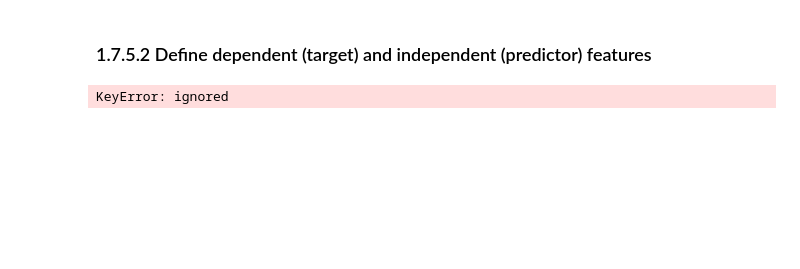
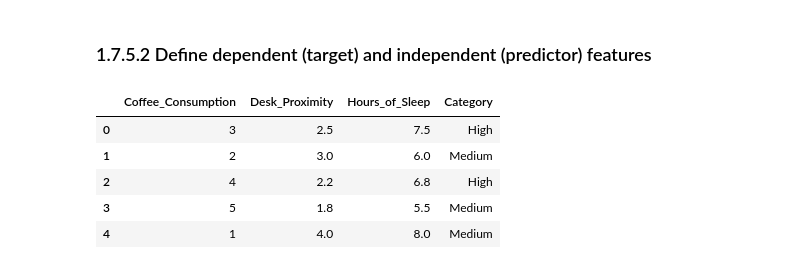
Before and after one commit to shakil1819/CSE442-Machine-Learning-Sessional, a Jupyter notebook: Evaluation_practice_02_Q_2.ipynb, the cells around one changed output. Drawn from its saved outputs; the diff is of its cells as text; code cells hidden in the pictures; blank space fills up the shorter version.

```diff
--- a/Evaluation_practice_02_Q_2.ipynb
+++ b/Evaluation_practice_02_Q_2.ipynb
@@ -56,10 +57,30 @@ KeyError: ignored
 # %% [markdown]
 ### 1.7.5.2 Define dependent (target) and independent (predictor) features
-# %%
-
-
-# Step 3: Separate the target variable and features
-y = df['Predicted_Productivity']
-x = df.drop('Predicted_Productivity', axis=1)
-# %% [output]
-KeyError: ignored
+# %%
+def fun(row):
+    if row["Coffee_Consumption"]<=2.0:
+      if row["Desk_Proximity"]<=2.0:
+        if row["Hours_of_Sleep"]<=6.0:
+          return "Low"
+        else:
+          return "Medium"
+      else:
+        return "Medium"
+    else:
+      if row["Desk_Proximity"]<=3.0:
+        if row["Hours_of_Sleep"]<=6.0:
+          return "Medium"
+        else:
+          return "High"
+      else:
+        return "High"
+
+df['Category'] = df.apply(fun,axis=1)
+df.head()
+# %% [output]
+|  | Coffee_Consumption | Desk_Proximity | Hours_of_Sleep | Category |
+| 0 | 3 | 2.5 | 7.5 | High |
+| 1 | 2 | 3.0 | 6.0 | Medium |
+| 2 | 4 | 2.2 | 6.8 | High |
+| 3 | 5 | 1.8 | 5.5 | Medium |
+| 4 | 1 | 4.0 | 8.0 | Medium |
```
Also changed, not shown: parts of 6 cells of this notebook.
